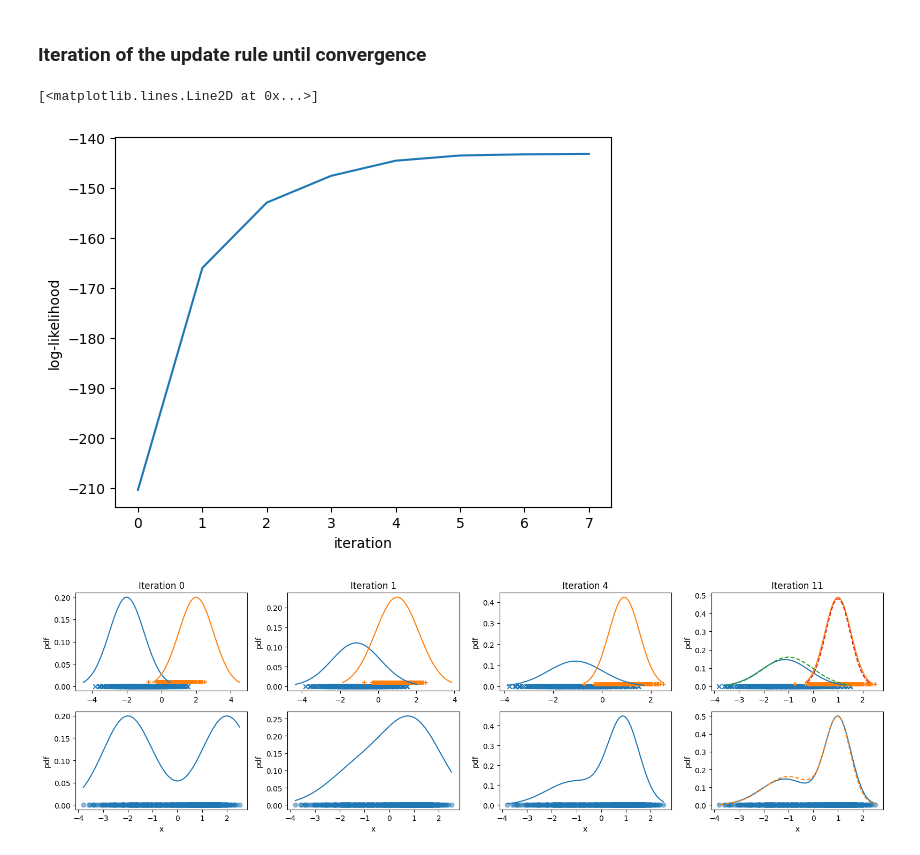
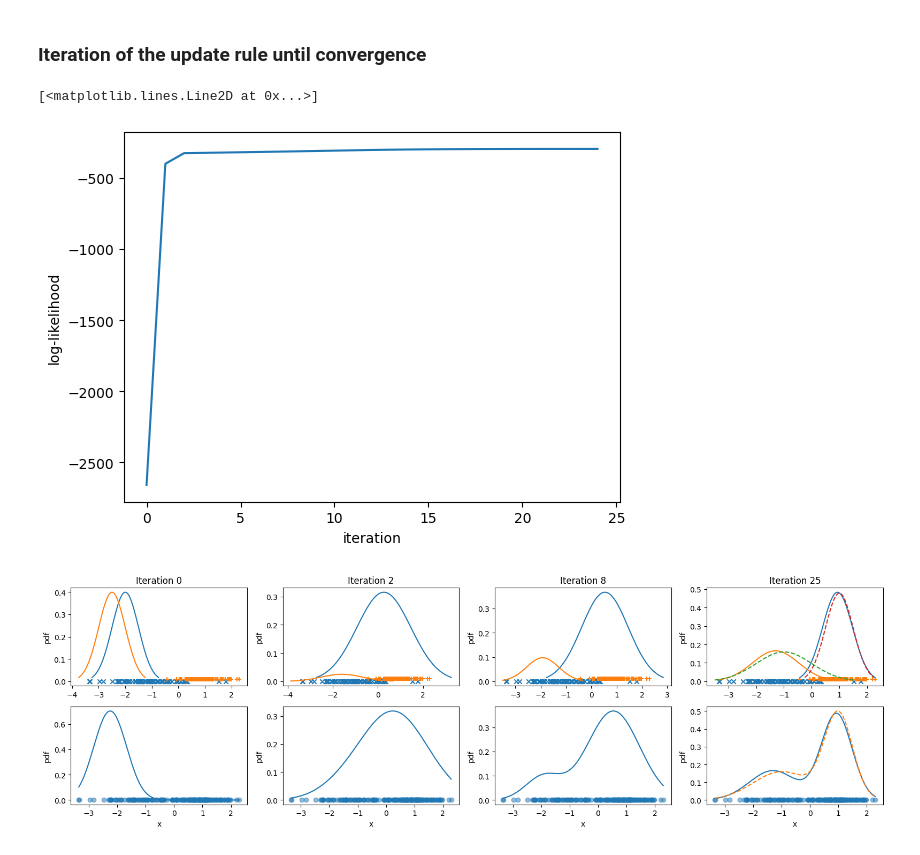
Before and after one commit to amazzoli/Quantitative_immunology, a Jupyter notebook: notebooks/Exp_max_mixtures.ipynb, the cells around one changed output. Drawn from its saved outputs; the diff is of its cells as text; code cells hidden in the pictures.

```diff
--- a/notebooks/Exp_max_mixtures.ipynb
+++ b/notebooks/Exp_max_mixtures.ipynb
@@ -48,7 +48,7 @@ theta_true = (p_a_true, mu_a_true, mu_b_true, sig_a_true, sig_b_true)
 # %% [markdown]
 ### Generating the sample
 # %%
-N = 100
+N = 200
 n_samples_a = np.random.binomial(N, p_a_true)
 n_samples_b = N - n_samples_a
 
@@ -60,7 +60,7 @@ x_b = np.random.normal(mu_b_true, sig_b_true, size=n_samples_b)
 
 # All points together
 xs = np.append(x_a, x_b)
-xs = np.random.shuffle(xs)
+np.random.shuffle(xs)
 # %%
 fig, (ax1, ax2) = plt.subplots(2,1,figsize=(6,5))
 plot_mixture(ax1, ax2, x_a, x_b, theta_true)
@@ -151,16 +151,16 @@ def update_pars(xs, theta):
 ### Initial guesses of the parameters
 # %%
 p_a_start = 0.5
-mu_a_start, mu_b_start = -2, 2
-sig_a_start, sig_b_start = 1, 1
+mu_a_start, mu_b_start = -2, -2.5
+sig_a_start, sig_b_start = 0.5, 0.5
 theta_start = (p_a_start, mu_a_start, mu_b_start, sig_a_start, sig_b_start)
 # %% [markdown]
 ### Iteration of the update rule until convergence
 # %%
 thetas, log_likes = [theta_start], [0]
-delta_log_like_max = 0.1
+delta_log_like_max = 0.05
 
-for _ in range(30):
+for _ in range(50):
   theta, log_like = update_pars(xs, thetas[-1])
   thetas.append(theta)
   log_likes.append(log_like)
@@ -174,24 +174,24 @@ plt.ylabel('log-likelihood')
 plt.plot(log_likes)
 # %% [output]
 [<matplotlib.lines.Line2D at 0x...>]
-[figure, old version]
+[figure, new version]
 # %%
-iter_to_plot = [0, 1, 4, len(thetas)-1]
+iter_to_plot = [0, 2, 8, len(thetas)-1]
 fig, axs = plt.subplots(2, len(iter_to_plot), figsize=(4*len(iter_to_plot), 5))
 
 for i_plot, i in enumerate(iter_to_plot):
   axs[0][i_plot].set_title('Iteration %g'%i)
   plot_mixture(axs[0][i_plot],axs[1][i_plot], x_a, x_b, thetas[i])
 
 p_a, mu_a, mu_b, sig_a, sig_b = theta_true
 x_norm_a = np.linspace(mu_a - 2.5*sig_a, mu_a + 2.5*sig_a, 100)
 axs[0][-1].plot(x_norm_a, norm.pdf(x_norm_a, mu_a, sig_a) * p_a, ls='--')
 x_norm_b = np.linspace(mu_b - 2.5*sig_b, mu_b + 2.5*sig_b, 100)
 axs[0][-1].plot(x_norm_b, norm.pdf(x_norm_b, mu_b, sig_b) * (1 - p_a), ls='--')
 x_norm_mix = np.linspace(min(xs), max(xs), 200)
 ys = norm.pdf(x_norm_mix, mu_b, sig_b) * (1 - p_a) + norm.pdf(x_norm_mix, mu_a, sig_a) * p_a
 axs[1][-1].plot(x_norm_mix, ys, ls='--')
 
 plt.tight_layout()
 # %% [output]
-[figure, old version]
+[figure, new version]
```
Also changed, not shown: parts of 1 cell of this notebook.
